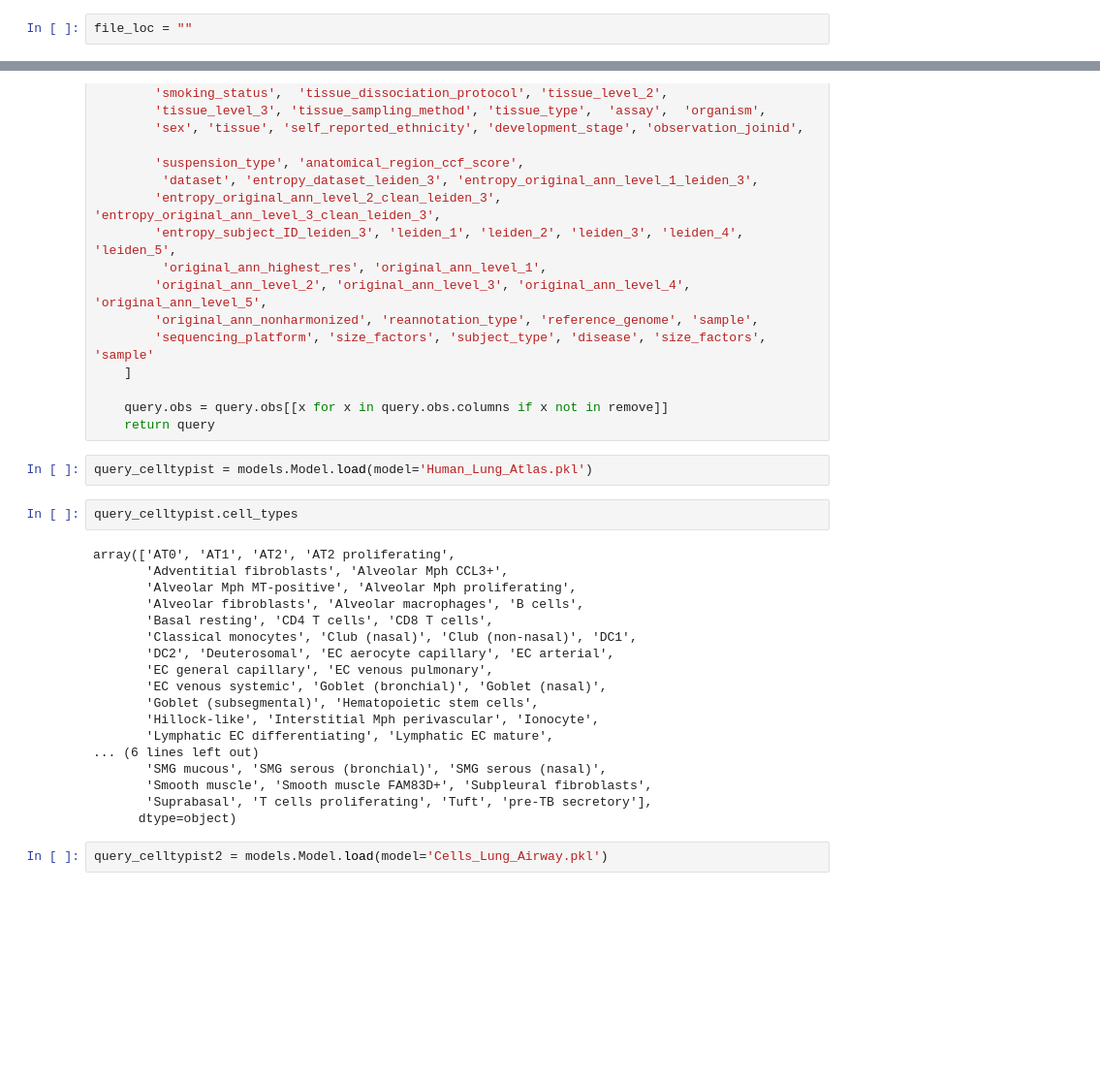
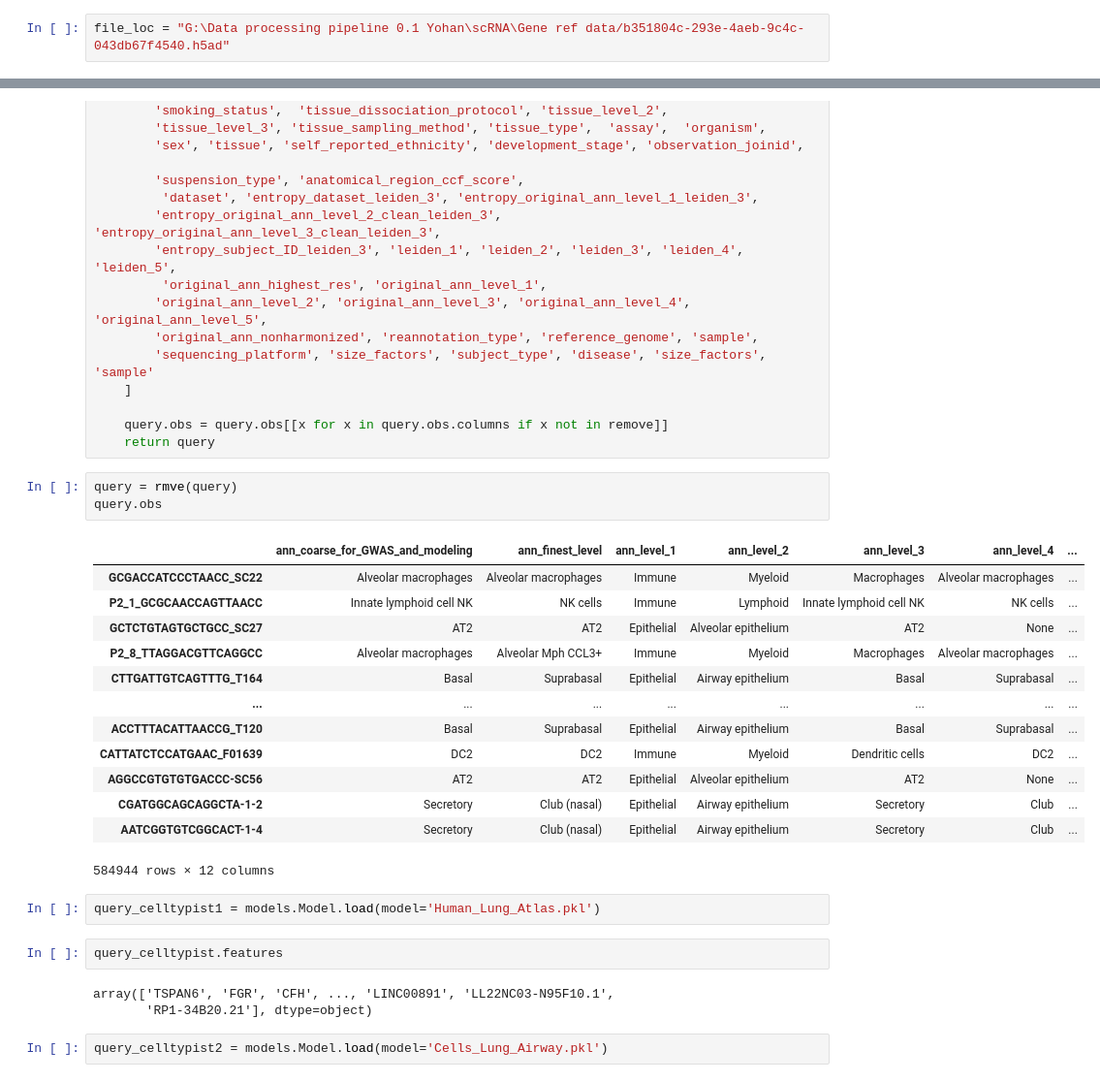
Before and after one commit to Yohan-b976/Transcriptomic-and-proteomic-sc-analysis, a Jupyter notebook: Pipeline folder 0.2/Notebook files/Normalization_MAPPING 0.3.ipynb, the cells around one changed output, grey strips where cells are left out. Shown at 97% size. Saved outputs shown, nothing was run; the diff lists cells and outputs as text; blank space fills up the shorter version.

```diff
--- a/Pipeline folder 0.2/Notebook files/Normalization_MAPPING 0.3.ipynb
+++ b/Pipeline folder 0.2/Notebook files/Normalization_MAPPING 0.3.ipynb
@@ -28,7 +47,7 @@ adatas = [sc.read_h5ad(path_dir_folder_processed_data + '/' + x) for x in os.lis
 # %% [markdown]
 # Query dataset preparation and model training
 # %%
-file_loc = ""
+file_loc = "G:\Data processing pipeline 0.1 Yohan\scRNA\Gene ref data/b351804c-293e-4aeb-9c4c-043db67f4540.h5ad"
 # %%
 query = sc.read_h5ad(file_loc)
 # %%
@@ -58,28 +77,30 @@ def rmve(query):
 
     query.obs = query.obs[[x for x in query.obs.columns if x not in remove]]
     return query
+# %%
+query = rmve(query)
+query.obs
+# %% [output]
+|  | ann_coarse_for_GWAS_and_modeling | ann_finest_level | ann_level_1 | ann_level_2 | ann_level_3 | ann_level_4 | ... |
+| GCGACCATCCCTAACC_SC22 | Alveolar macrophages | Alveolar macrophages | Immune | Myeloid | Macrophages | Alveolar macrophages | ... |
+| P2_1_GCGCAACCAGTTAACC | Innate lymphoid cell NK | NK cells | Immune | Lymphoid | Innate lymphoid cell NK | NK cells | ... |
+| GCTCTGTAGTGCTGCC_SC27 | AT2 | AT2 | Epithelial | Alveolar epithelium | AT2 | None | ... |
+| P2_8_TTAGGACGTTCAGGCC | Alveolar macrophages | Alveolar Mph CCL3+ | Immune | Myeloid | Macrophages | Alveolar macrophages | ... |
+| CTTGATTGTCAGTTTG_T164 | Basal | Suprabasal | Epithelial | Airway epithelium | Basal | Suprabasal | ... |
+| ... | ... | ... | ... | ... | ... | ... | ... |
+| ACCTTTACATTAACCG_T120 | Basal | Suprabasal | Epithelial | Airway epithelium | Basal | Suprabasal | ... |
+| CATTATCTCCATGAAC_F01639 | DC2 | DC2 | Immune | Myeloid | Dendritic cells | DC2 | ... |
+| AGGCCGTGTGTGACCC-SC56 | AT2 | AT2 | Epithelial | Alveolar epithelium | AT2 | None | ... |
+| CGATGGCAGCAGGCTA-1-2 | Secretory | Club (nasal) | Epithelial | Airway epithelium | Secretory | Club | ... |
+| AATCGGTGTCGGCACT-1-4 | Secretory | Club (nasal) | Epithelial | Airway epithelium | Secretory | Club | ... |
+584944 rows × 12 columns
 # %%
-query_celltypist = models.Model.load(model='Human_Lung_Atlas.pkl')
+query_celltypist1 = models.Model.load(model='Human_Lung_Atlas.pkl')
 # %%
-query_celltypist.cell_types
+query_celltypist.features
 # %% [output]
-array(['AT0', 'AT1', 'AT2', 'AT2 proliferating',
-       'Adventitial fibroblasts', 'Alveolar Mph CCL3+',
-       'Alveolar Mph MT-positive', 'Alveolar Mph proliferating',
-       'Alveolar fibroblasts', 'Alveolar macrophages', 'B cells',
-       'Basal resting', 'CD4 T cells', 'CD8 T cells',
-       'Classical monocytes', 'Club (nasal)', 'Club (non-nasal)', 'DC1',
-       'DC2', 'Deuterosomal', 'EC aerocyte capillary', 'EC arterial',
-       'EC general capillary', 'EC venous pulmonary',
-       'EC venous systemic', 'Goblet (bronchial)', 'Goblet (nasal)',
-       'Goblet (subsegmental)', 'Hematopoietic stem cells',
-       'Hillock-like', 'Interstitial Mph perivascular', 'Ionocyte',
-       'Lymphatic EC differentiating', 'Lymphatic EC mature',
-... (6 lines left out)
-       'SMG mucous', 'SMG serous (bronchial)', 'SMG serous (nasal)',
-       'Smooth muscle', 'Smooth muscle FAM83D+', 'Subpleural fibroblasts',
-       'Suprabasal', 'T cells proliferating', 'Tuft', 'pre-TB secretory'],
-      dtype=object)
+array(['TSPAN6', 'FGR', 'CFH', ..., 'LINC00891', 'LL22NC03-N95F10.1',
+       'RP1-34B20.21'], dtype=object)
 # %%
 query_celltypist2 = models.Model.load(model='Cells_Lung_Airway.pkl')
 # %%
```
Also changed, not shown: parts of 20 cells of this notebook.
